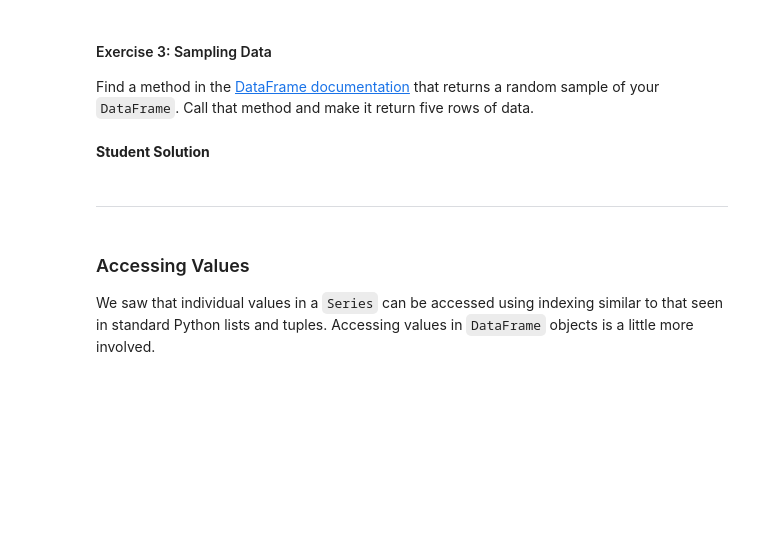
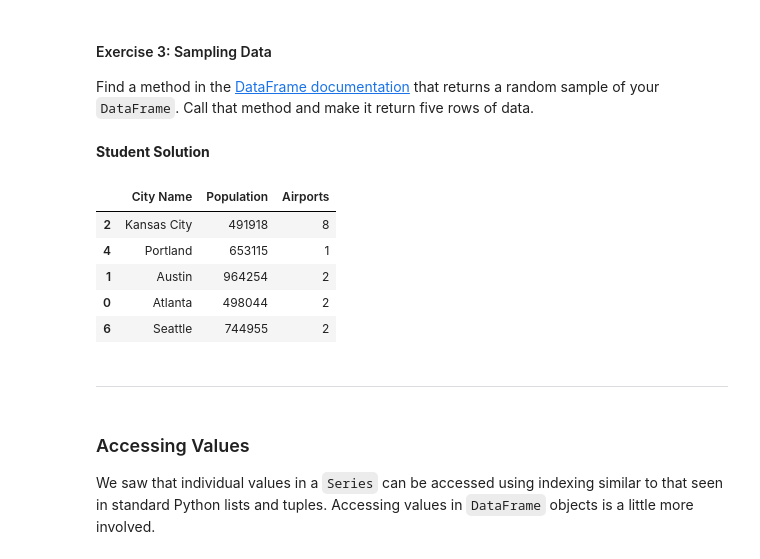
Before and after one commit to EnAH7pbh/Data-Analysis-Manipulation-Introduction-to-Colab, a Jupyter notebook: Pandas.ipynb, the cells around one changed output. Drawn from its saved outputs; the diff is of its cells as text; code cells hidden in the pictures; blank space fills up the shorter version.

```diff
--- a/Pandas.ipynb
+++ b/Pandas.ipynb
@@ -337,16 +558,24 @@ Find a method in the [DataFrame documentation](https://pandas.pydata.org/pandas-
 # %%
 city_names = pd.Series(['Atlanta', 'Austin', 'Kansas City', 'New York City',
                         'Portland', 'San Francisco', 'Seattle'])
 population = pd.Series([498044, 964254, 491918, 8398748, 653115, 883305, 744955])
 num_airports = pd.Series([2, 2, 8, 3, 1, 3, 2])
 
 df = pd.DataFrame({
   'City Name': city_names,
   'Population': population,
   'Airports': num_airports,
 })
 
 # Your Code Goes Here
+df.sample(5)
+# %% [output]
+|  | City Name | Population | Airports |
+| 2 | Kansas City | 491918 | 8 |
+| 4 | Portland | 653115 | 1 |
+| 1 | Austin | 964254 | 2 |
+| 0 | Atlanta | 498044 | 2 |
+| 6 | Seattle | 744955 | 2 |
 # %% [markdown]
 ---
 # %% [markdown]
```
Also changed, not shown: parts of 47 cells of this notebook.
